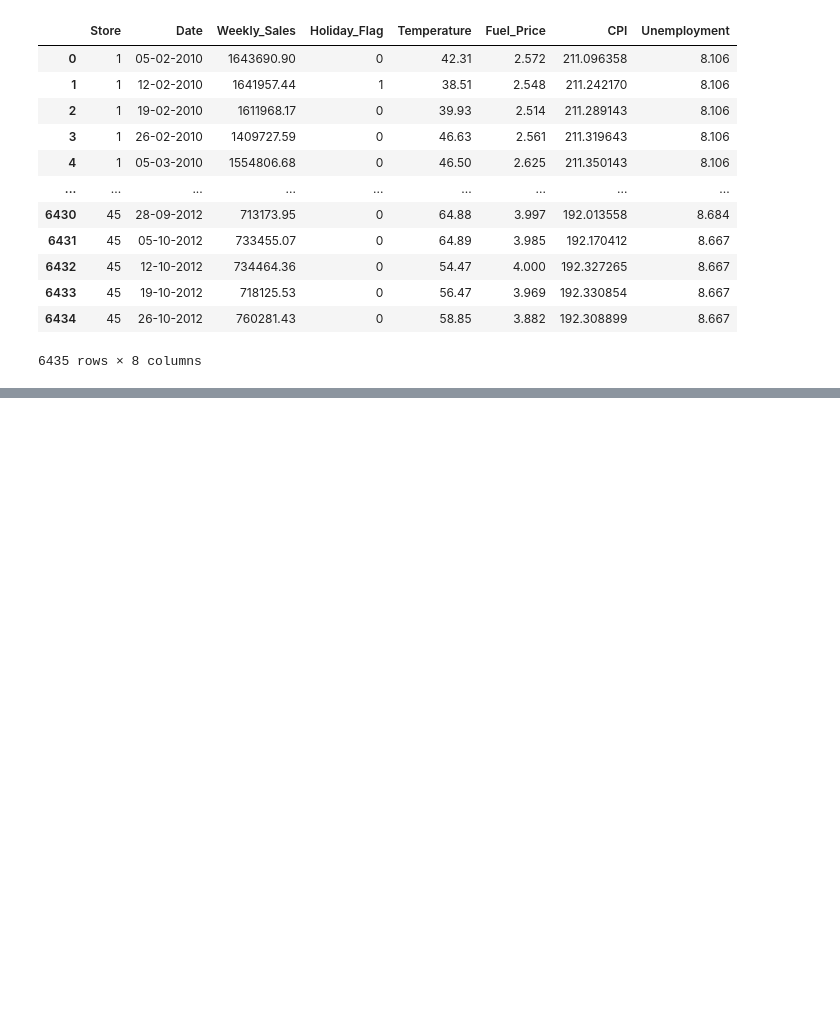
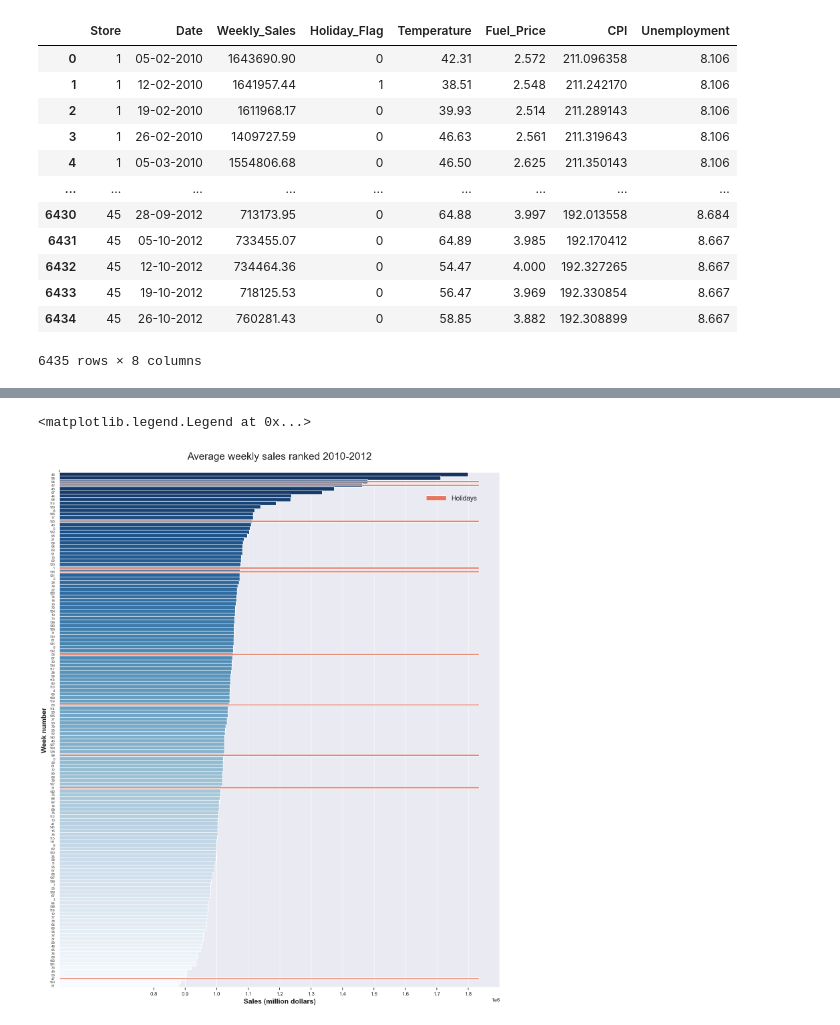
Before and after one commit to ubco-W2022T2-data301/project-group-group36, a Jupyter notebook: analysis/analysis2.ipynb, the cells around one changed output, grey strips where cells are left out. Saved outputs shown, nothing was run; the diff lists cells and outputs as text; code cells hidden in the pictures; blank space fills up the shorter version.

```diff
--- a/analysis/analysis2.ipynb
+++ b/analysis/analysis2.ipynb
@@ -26,0 +203,5 @@ ds
+# %%
+MFdf_sortbySales = MFdf_groupbyWeeks.sort_values(by='Weekly_Sales', ascending=False).reset_index()
+MFdf_sortbySales = MFdf_sortbySales.copy().drop(['index'], axis=1)
+MFdf_sortbySales['Week#'] = MFdf_sortbySales['Week#'].astype(str)
+MFdf_sortbySales
@@ -26,0 +222,24 @@ ds
+# %%
+fig, EV3 = plt.subplots(figsize=(17, 20))
+
+colors_1 = sns.color_palette("Blues_r", len(MFdf_sortbySales['Week#']))
+sns.barplot(x="Weekly_Sales", y="Week#", data=MFdf_sortbySales, label="Sales", orient='h', palette=colors_1, width=1.1)
+
+EV3_2 = EV3.twiny()
+colors_2 = sns.color_palette("Reds", 1)
+sns.barplot(x="Holiday_Flag", y="Week#", data=MFdf_sortbySales, orient='h', label="Holidays", palette=colors_2, width=0.4)
+
+EV3.set_ylabel("Week number", fontsize=15, fontweight="bold")
+EV3.set_xlabel("Sales (million dollars)", fontsize=15, fontweight="bold")
+EV3.set_title("Average weekly sales ranked 2010-2012", fontsize=22, y=1.02)
+
+EV3.set_xticks(range(800000,1900000,100000))
+EV3.tick_params(axis='y', labelsize=7)
+EV3.set_xlim([500000, 1900000])
+
+EV3_2.set_xlabel(" ")
+EV3_2.set_xticks([0],[' '])
+EV3_2.legend(loc='upper right', fontsize='large',handlelength=3, frameon=False, borderaxespad=3)
+# %% [output]
+<matplotlib.legend.Legend at 0x...>
+[figure, added]
```
Also changed, not shown: parts of 22 cells of this notebook.
